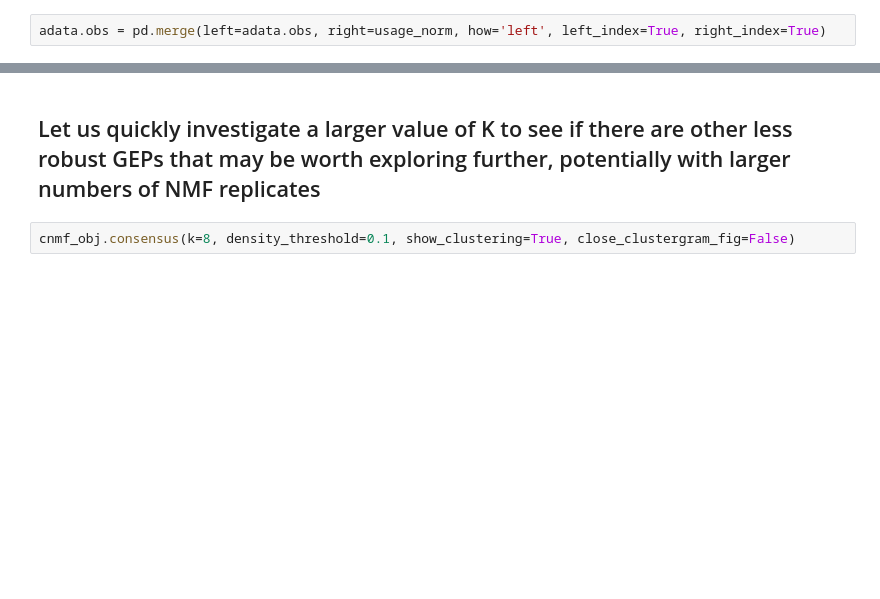
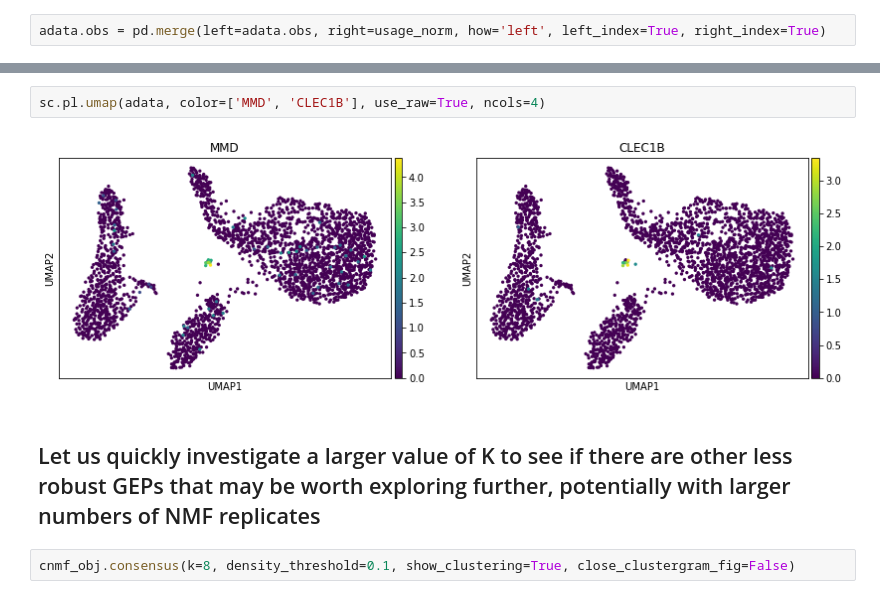
Before and after one commit to dylkot/cNMF, a Jupyter notebook: Tutorials/analyze_pbmc_example_data.ipynb, the cells around one changed output, grey strips where cells are left out. Drawn from its saved outputs; the diff is of its cells as text; blank space fills up the shorter version.

```diff
--- a/Tutorials/analyze_pbmc_example_data.ipynb
+++ b/Tutorials/analyze_pbmc_example_data.ipynb
@@ -462,3 +444,7 @@ sc.pl.umap(adata, color=['CDC6', 'MKI67', 'MMD', 'ESAM'],
+# %%
+sc.pl.umap(adata, color=['MMD', 'CLEC1B'], use_raw=True, ncols=4)
+# %% [output]
+[figure, added]
 # %% [markdown]
 ## Let us quickly investigate a larger value of K to see if there are other less robust GEPs that may be worth exploring further, potentially with larger numbers of NMF replicates
 # %%
```
Also changed, not shown: parts of 29 cells of this notebook, 3 other files.
